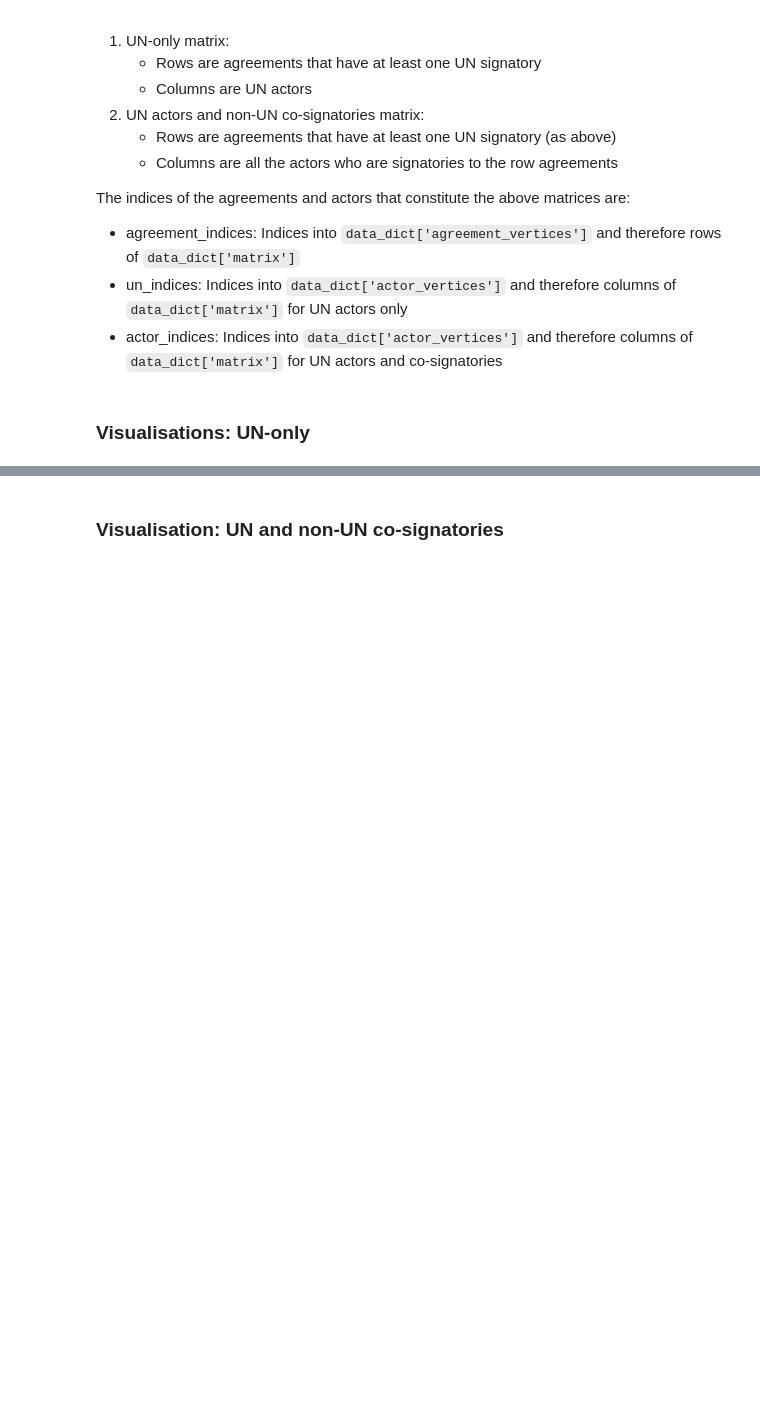
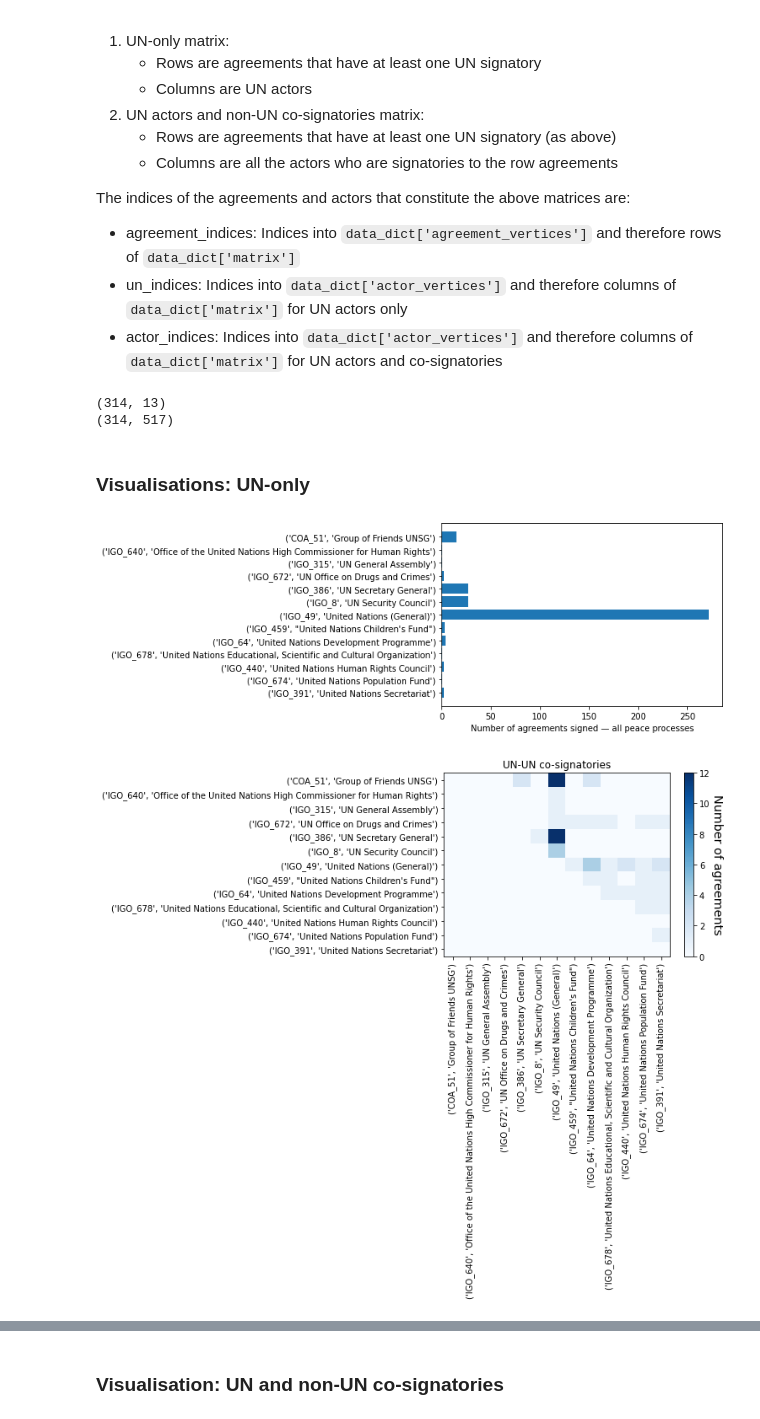
Before and after one commit to roybgardner/agreements-actors, a Jupyter notebook: un_analysis.ipynb, the cells around one changed output, grey strips where cells are left out. Saved outputs shown, nothing was run; the diff lists cells and outputs as text; code cells hidden in the pictures; blank space fills up the shorter version.

```diff
--- a/un_analysis.ipynb
+++ b/un_analysis.ipynb
@@ -36,4 +38,5 @@ for actor_index,actor_id in enumerate(data_dict['actor_vertices']):
     if 'United Nations' in actor_name or 'UN ' in actor_name or ' UN' in actor_name:
         un_actors_list.append((actor_index,actor_id,actor_name))
 
+un_actors_list = sorted(un_actors_list,key=lambda t:t[2])
 print(un_actors_list)
@@ -81,35 +86,41 @@ actor_indices = list(set(indices[1]))
 # This is the UN actors and non-UN co-signatories matrix
 un_cosign_matrix = reduced_matrix[np.ix_(range(0,len(agreement_indices)),actor_indices)]
 print(un_cosign_matrix.shape)
+# %% [output]
+(314, 13)
+(314, 517)
 # %% [markdown]
 ### Visualisations: UN-only
 # %%
 # Get UN actor labels
 
-label_list = [t[2] for t in un_actors_list]
+label_list = [(t[1],t[2]) for t in un_actors_list]
 
 co_matrices = get_cooccurrence_matrices(un_matrix)
 
 
 # Co-occurrence diagonal is the columns marginal of the UN-only matrix
 
 diag = np.diag(co_matrices[0])
 
 plt.barh(range(0,len(diag)),diag)
 plt.yticks(range(0,len(label_list)),label_list)
 plt.xlabel('Number of agreements signed — all peace processes')
-
+plt.gca().invert_yaxis()
 plt.show()
 
-
-
+# Upper triangle of actor co-occurence matrix
 actor_upper = np.triu(co_matrices[0],k=1)
-
 
 plt.imshow(actor_upper,aspect='auto',cmap=plt.cm.Blues)
 plt.xticks(range(0,len(label_list)),label_list,rotation=90)
 plt.yticks(range(0,len(label_list)),label_list)
 cbar = plt.colorbar()
 cbar.set_label('Number of agreements',rotation=270,labelpad=15,fontsize='x-large')
 plt.title('UN-UN co-signatories')
 plt.show()
+
+display_comatrix_as_networkx_graph(co_matrices[0],un_indices,data_dict['actor_vertices'],data_dict)
+# %% [output]
+[figure, added]
+[figure, added]
```
Also changed, not shown: parts of 32 cells of this notebook, 1 other file.
